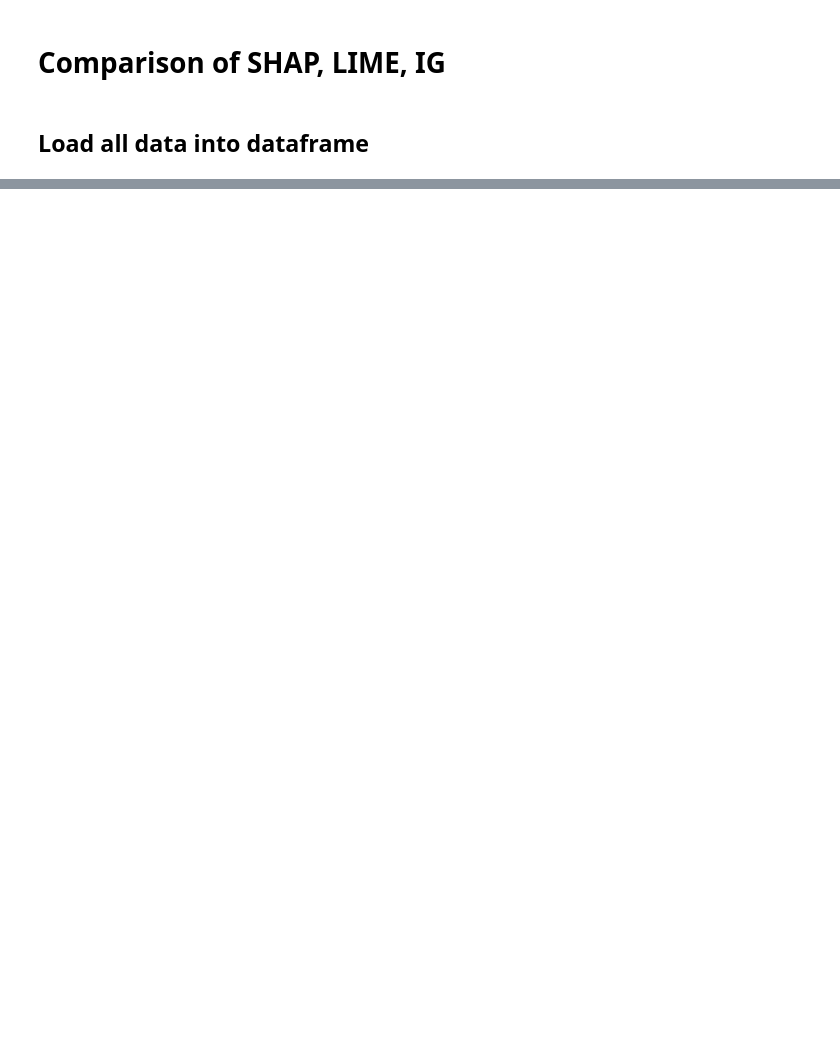
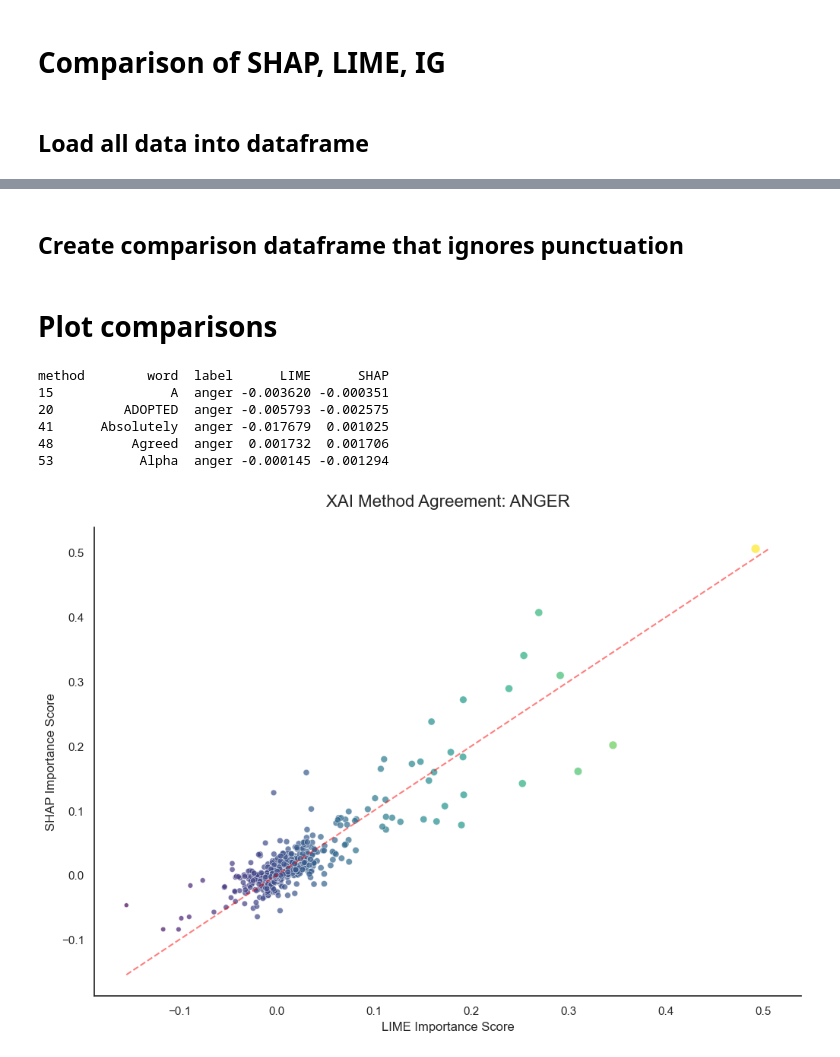
Before and after one commit to BERTsBagels/IMCS3020U_Project_EmotionClassification_Interpretability, a Jupyter notebook: notebooks/comparison_analysis.ipynb, the cells around one changed output, grey strips where cells are left out. Saved outputs shown, nothing was run; the diff lists cells and outputs as text; code cells hidden in the pictures; blank space fills up the shorter version.

Commit message:
adds plot for method comparison

```diff
--- a/notebooks/comparison_analysis.ipynb
+++ b/notebooks/comparison_analysis.ipynb
@@ -36,0 +92,2 @@ NaN       3.493011e-05   SHAP  anger
+# %% [markdown]
+## Create comparison dataframe that ignores punctuation
@@ -36,0 +96,66 @@ NaN       3.493011e-05   SHAP  anger
+# %% [markdown]
+# Plot comparisons
+# %%
+import seaborn as sns
+import matplotlib.pyplot as plt
+import numpy as np
+
+# make a dataframe for a label, filtering for rows that contain at least a letter
+label_df = main_df[(main_df['label'] == 'anger') &
+                   (main_df['word'].str.contains(f'[a-zA-Z]', na=False))].copy()
+
+# pivot df so SHAP and LIME are columns
+plot_df = label_df.pivot(index=['word', 'label'], columns='method', values='importance_score')
+plot_df = plot_df.reset_index()
+
+# drops rows where one method is missing a value
+plot_df = plot_df.dropna(subset=['LIME', 'SHAP'])
+
+print(plot_df.head())
+# %% [output]
+method        word  label      LIME      SHAP
+15               A  anger -0.003620 -0.000351
+20         ADOPTED  anger -0.005793 -0.002575
+41      Absolutely  anger -0.017679  0.001025
+48          Agreed  anger  0.001732  0.001706
+53           Alpha  anger -0.000145 -0.001294
+# %%
+plt.figure(figsize=(12,8))
+sns.set_theme(style='white')
+
+scatter = sns.scatterplot(
+    data=plot_df,
+    x='LIME',
+    y='SHAP',
+    size='LIME',
+    hue='LIME',
+    palette='viridis',
+    alpha=0.7,
+    legend=False
+)
+
+# adds agreement line
+min_val = min(plot_df['LIME'].min(), plot_df['SHAP'].min())
+max_val = max(plot_df['LIME'].max(), plot_df['SHAP'].max())
+plt.plot([min_val, max_val], [min_val, max_val], color='red', linestyle='--', alpha=0.5, label='Agreement')
+
+top_words = plot_df.sort_values(by='LIME', ascending=False).head(10)
+
+""" for i, row in top_words.iterrows():
+    plt.text(
+        row['LIME'] + (max_val+0.01),
+        row['SHAP'] + (max_val*0.01),
+        row['word'],
+        fontsize=11,
+        fontweight='bold',
+        bbox=dict(facecolor='white', alpha=0.5, edgecolor='none', pad=1)
+    ) """
+
+plt.title(f"XAI Method Agreement: {plot_df['label'].iloc[0].upper()}", fontsize=16, pad=20)
+plt.xlabel("LIME Importance Score", fontsize=12)
+plt.ylabel("SHAP Importance Score", fontsize=12)
+
+sns.despine()
+plt.show()
+# %% [output]
+[figure, added]
```
Also changed, not shown: parts of 9 cells of this notebook.
